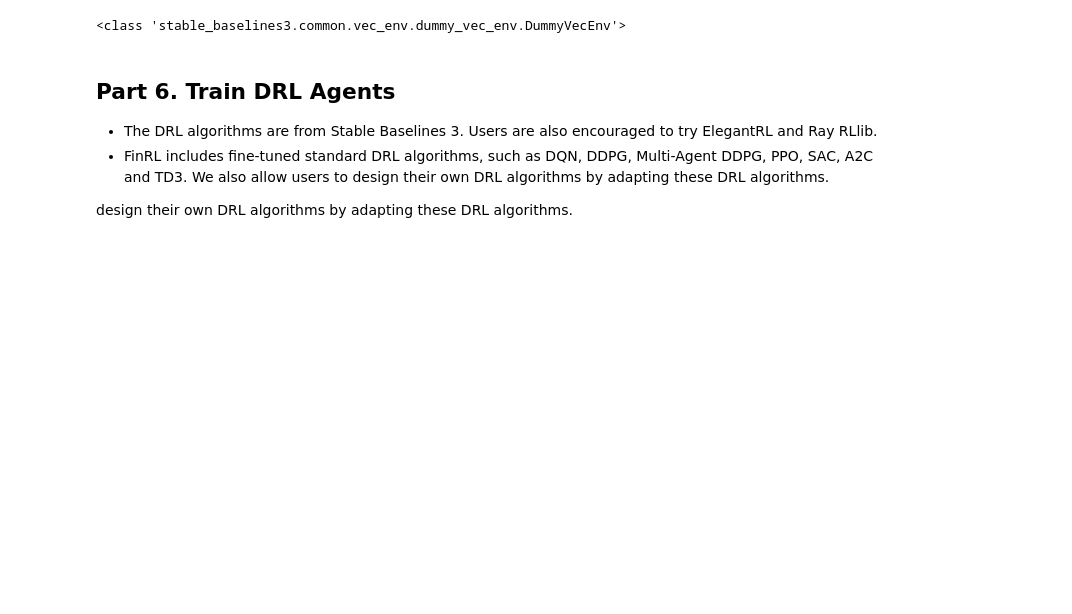
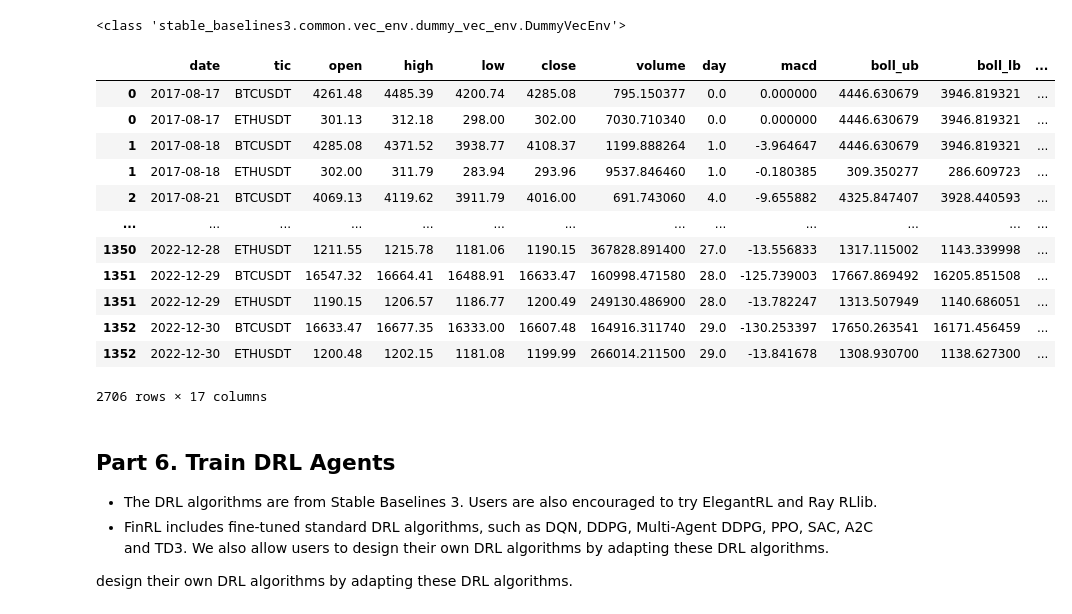
Before and after one commit to Hongshen-Yang/UoA-MDT, a Jupyter notebook: notebooks/NeurIPS2018_SB3_T2.ipynb, the cells around one changed output. Drawn from its saved outputs; the diff is of its cells as text; code cells hidden in the pictures; blank space fills up the shorter version.

```diff
--- a/notebooks/NeurIPS2018_SB3_T2.ipynb
+++ b/notebooks/NeurIPS2018_SB3_T2.ipynb
@@ -292,6 +290,22 @@ env_train, _ = e_train_gym.get_sb_env()
 print(type(env_train))
 # %% [output]
 <class 'stable_baselines3.common.vec_env.dummy_vec_env.DummyVecEnv'>
+# %%
+train
+# %% [output]
+|  | date | tic | open | high | low | close | volume | day | macd | boll_ub | boll_lb | ... |
+| 0 | 2017-08-17 | BTCUSDT | 4261.48 | 4485.39 | 4200.74 | 4285.08 | 795.150377 | 0.0 | 0.000000 | 4446.630679 | 3946.819321 | ... |
+| 0 | 2017-08-17 | ETHUSDT | 301.13 | 312.18 | 298.00 | 302.00 | 7030.710340 | 0.0 | 0.000000 | 4446.630679 | 3946.819321 | ... |
+| 1 | 2017-08-18 | BTCUSDT | 4285.08 | 4371.52 | 3938.77 | 4108.37 | 1199.888264 | 1.0 | -3.964647 | 4446.630679 | 3946.819321 | ... |
+| 1 | 2017-08-18 | ETHUSDT | 302.00 | 311.79 | 283.94 | 293.96 | 9537.846460 | 1.0 | -0.180385 | 309.350277 | 286.609723 | ... |
+| 2 | 2017-08-21 | BTCUSDT | 4069.13 | 4119.62 | 3911.79 | 4016.00 | 691.743060 | 4.0 | -9.655882 | 4325.847407 | 3928.440593 | ... |
+| ... | ... | ... | ... | ... | ... | ... | ... | ... | ... | ... | ... | ... |
+| 1350 | 2022-12-28 | ETHUSDT | 1211.55 | 1215.78 | 1181.06 | 1190.15 | 367828.891400 | 27.0 | -13.556833 | 1317.115002 | 1143.339998 | ... |
+| 1351 | 2022-12-29 | BTCUSDT | 16547.32 | 16664.41 | 16488.91 | 16633.47 | 160998.471580 | 28.0 | -125.739003 | 17667.869492 | 16205.851508 | ... |
+| 1351 | 2022-12-29 | ETHUSDT | 1190.15 | 1206.57 | 1186.77 | 1200.49 | 249130.486900 | 28.0 | -13.782247 | 1313.507949 | 1140.686051 | ... |
+| 1352 | 2022-12-30 | BTCUSDT | 16633.47 | 16677.35 | 16333.00 | 16607.48 | 164916.311740 | 29.0 | -130.253397 | 17650.263541 | 16171.456459 | ... |
+| 1352 | 2022-12-30 | ETHUSDT | 1200.48 | 1202.15 | 1181.08 | 1199.99 | 266014.211500 | 29.0 | -13.841678 | 1308.930700 | 1138.627300 | ... |
+2706 rows × 17 columns
 # %% [markdown]
 ## Part 6. Train DRL Agents
 * The DRL algorithms are from Stable Baselines 3. Users are also encouraged to try ElegantRL and Ray RLlib.
```
Also changed, not shown: parts of 10 cells of this notebook, 42 other files.
